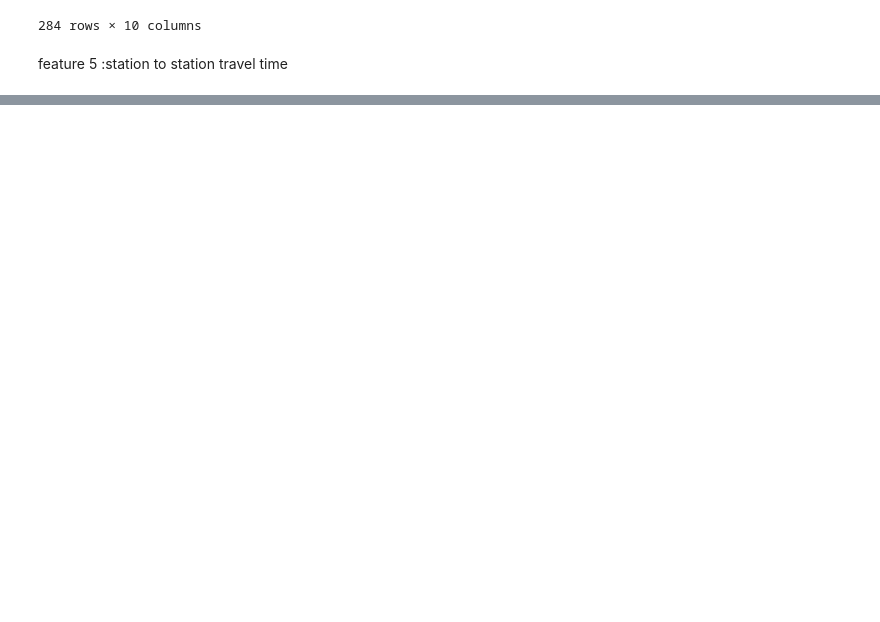
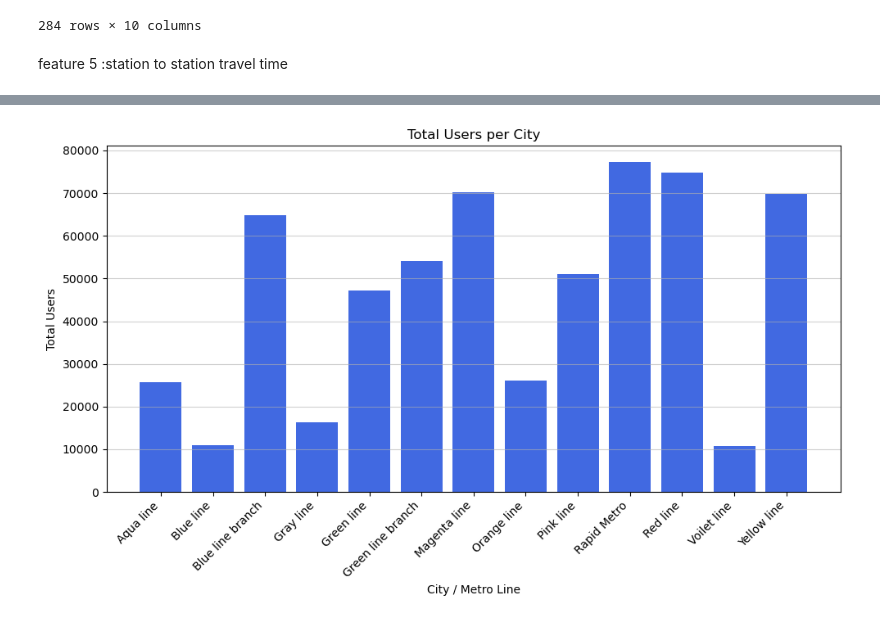
Before and after one commit to bhavyethakkar-01/dumy-data, a Jupyter notebook: practice_delhi_metro.ipynb, the cells around one changed output, grey strips where cells are left out. Cells and saved outputs as stored; diff of their text form; code cells hidden in the pictures; blank space fills up the shorter version.

```diff
--- a/practice_delhi_metro.ipynb
+++ b/practice_delhi_metro.ipynb
@@ -213,0 +216,15 @@ plt.show()
+# %%
+np.random.seed(42)
+city_data = (
+    df.groupby("Metro Line")
+    .agg({
+        "Station Names": "count"
+    })
+    .rename(columns={"Station Names": "Total Stations"})
+    .reset_index()
+)
+# %%
+city_data["Total Users"] = np.random.randint(10000, 80000, len(city_data))
+city_data["Total Sessions"] = np.random.randint(20000, 150000, len(city_data))
+# %%
+city_data["Avg Sessions/User"] = (city_data["Total Sessions"] / city_data["Total Users"]).round(2)
@@ -213,0 +248,12 @@ plt.show()
+# %%
+plt.figure(figsize=(10, 6))
+plt.bar(city_data["Metro Line"], city_data["Total Users"], color="royalblue")
+plt.xticks(rotation = 45, ha = "right")
+plt.xlabel("City / Metro Line")
+plt.ylabel("Total Users")
+plt.title("Total Users per City")
+plt.grid(axis='y', linestyle='-', alpha=0.6)
+plt.tight_layout()
+plt.show()
+# %% [output]
+[figure, added]
```
Also changed, not shown: parts of 5 cells of this notebook.
